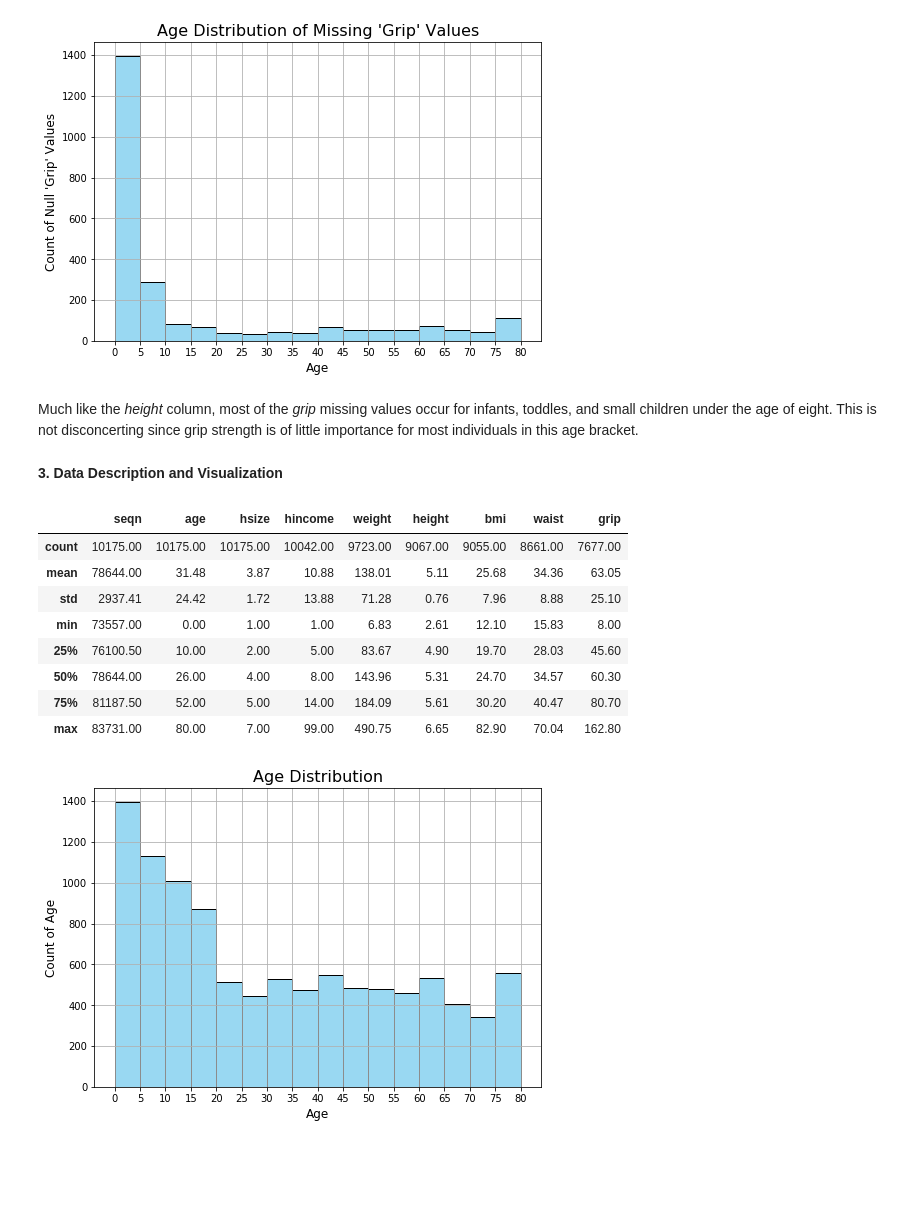
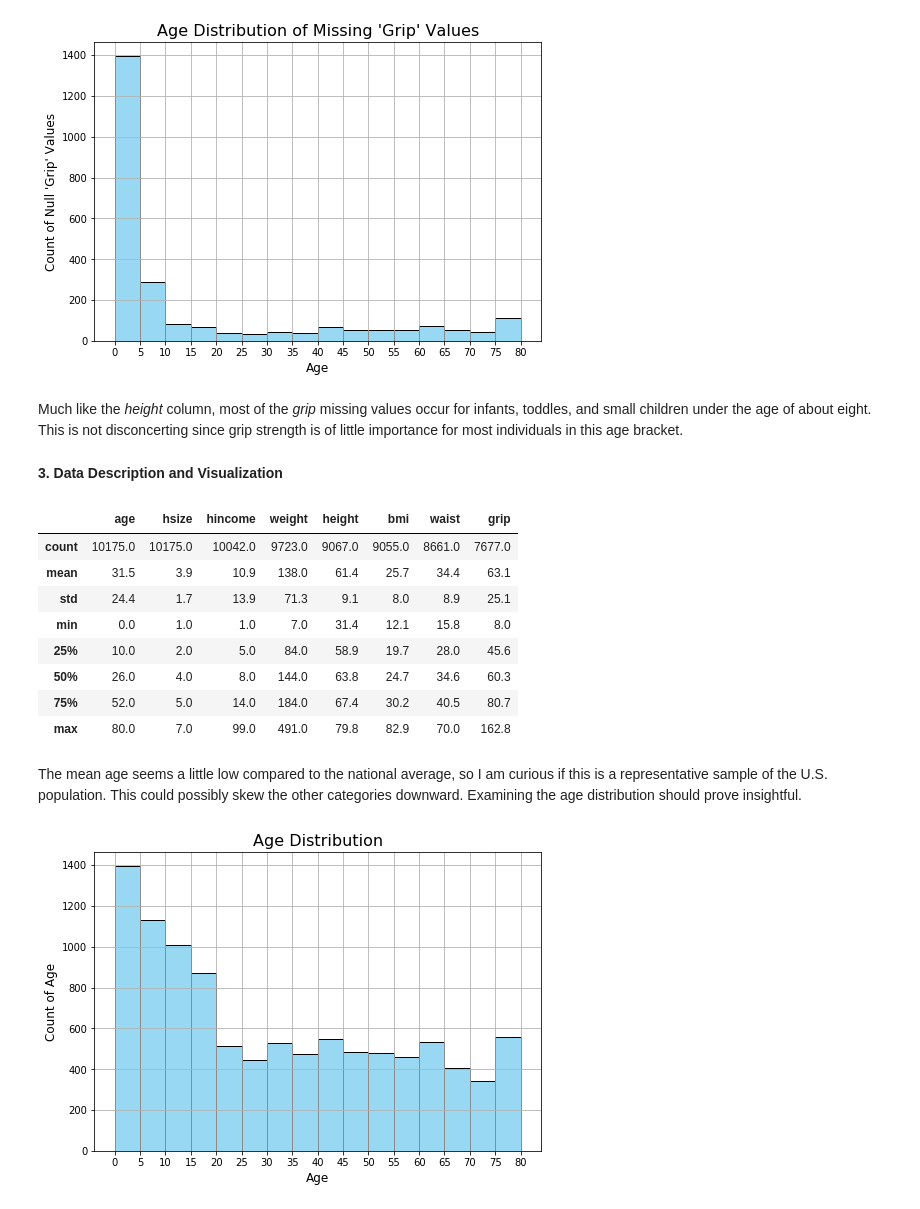
Before and after one commit to asfabiano/byu_econ_applied_machine_learning, a Jupyter notebook: homeworks/Homework_1.ipynb, the cells around one changed output. Cells and saved outputs as stored; diff of their text form; code cells hidden in the pictures; blank space fills up the shorter version.

```diff
--- a/homeworks/Homework_1.ipynb
+++ b/homeworks/Homework_1.ipynb
@@ -146,21 +144,23 @@ plt.xlabel("Age", fontsize = 12)
 Text(0.5,0,'Age')
 [figure]
 # %% [markdown]
-Much like the *height* column, most of the *grip* missing values occur for infants, toddles, and small children under the age of eight. This is not disconcerting since grip strength is of little importance for most individuals in this age bracket.
+Much like the *height* column, most of the *grip* missing values occur for infants, toddles, and small children under the age of about eight. This is not disconcerting since grip strength is of little importance for most individuals in this age bracket.
 # %% [markdown]
 **3. Data Description and Visualization**
 # %%
-nhanes.describe().round(2)
+nhanes.describe().round(1)
 # %% [output]
-|  | seqn | age | hsize | hincome | weight | height | bmi | waist | grip |
-| count | 10175.00 | 10175.00 | 10175.00 | 10042.00 | 9723.00 | 9067.00 | 9055.00 | 8661.00 | 7677.00 |
-| mean | 78644.00 | 31.48 | 3.87 | 10.88 | 138.01 | 5.11 | 25.68 | 34.36 | 63.05 |
-| std | 2937.41 | 24.42 | 1.72 | 13.88 | 71.28 | 0.76 | 7.96 | 8.88 | 25.10 |
-| min | 73557.00 | 0.00 | 1.00 | 1.00 | 6.83 | 2.61 | 12.10 | 15.83 | 8.00 |
-| 25% | 76100.50 | 10.00 | 2.00 | 5.00 | 83.67 | 4.90 | 19.70 | 28.03 | 45.60 |
-| 50% | 78644.00 | 26.00 | 4.00 | 8.00 | 143.96 | 5.31 | 24.70 | 34.57 | 60.30 |
-| 75% | 81187.50 | 52.00 | 5.00 | 14.00 | 184.09 | 5.61 | 30.20 | 40.47 | 80.70 |
-| max | 83731.00 | 80.00 | 7.00 | 99.00 | 490.75 | 6.65 | 82.90 | 70.04 | 162.80 |
+|  | age | hsize | hincome | weight | height | bmi | waist | grip |
+| count | 10175.0 | 10175.0 | 10042.0 | 9723.0 | 9067.0 | 9055.0 | 8661.0 | 7677.0 |
+| mean | 31.5 | 3.9 | 10.9 | 138.0 | 61.4 | 25.7 | 34.4 | 63.1 |
+| std | 24.4 | 1.7 | 13.9 | 71.3 | 9.1 | 8.0 | 8.9 | 25.1 |
+| min | 0.0 | 1.0 | 1.0 | 7.0 | 31.4 | 12.1 | 15.8 | 8.0 |
+| 25% | 10.0 | 2.0 | 5.0 | 84.0 | 58.9 | 19.7 | 28.0 | 45.6 |
+| 50% | 26.0 | 4.0 | 8.0 | 144.0 | 63.8 | 24.7 | 34.6 | 60.3 |
+| 75% | 52.0 | 5.0 | 14.0 | 184.0 | 67.4 | 30.2 | 40.5 | 80.7 |
+| max | 80.0 | 7.0 | 99.0 | 491.0 | 79.8 | 82.9 | 70.0 | 162.8 |
+# %% [markdown]
+The mean age seems a little low compared to the national average, so I am curious if this is a representative sample of the U.S. population. This could possibly skew the other categories downward. Examining the age distribution should prove insightful.
 # %%
 nhanes['age'].hist(bins = 16, color ="#99D8F2", edgecolor = "black", figsize = (8,5.5))
 plt.xticks(np.arange(0,85,5))
```
Also changed, not shown: parts of 31 cells of this notebook.
